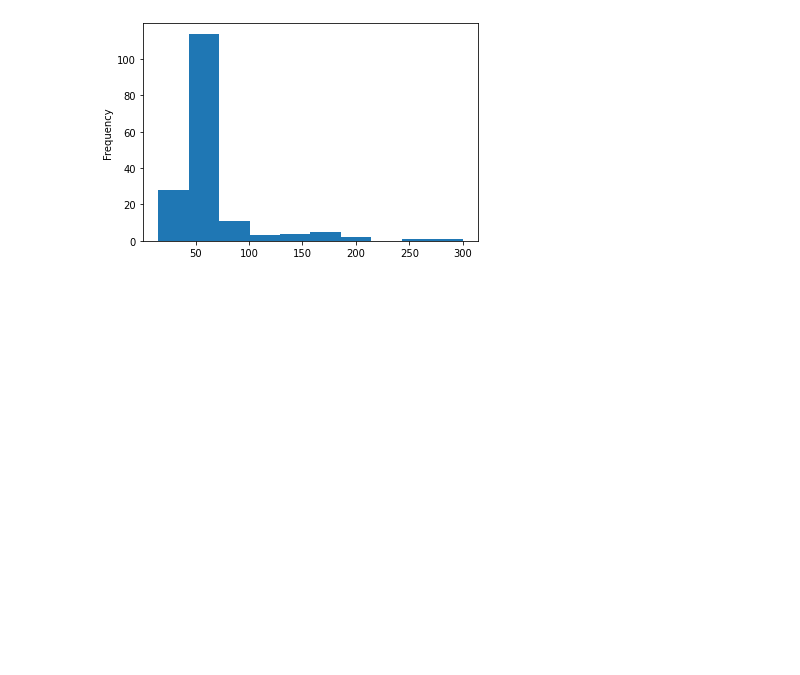
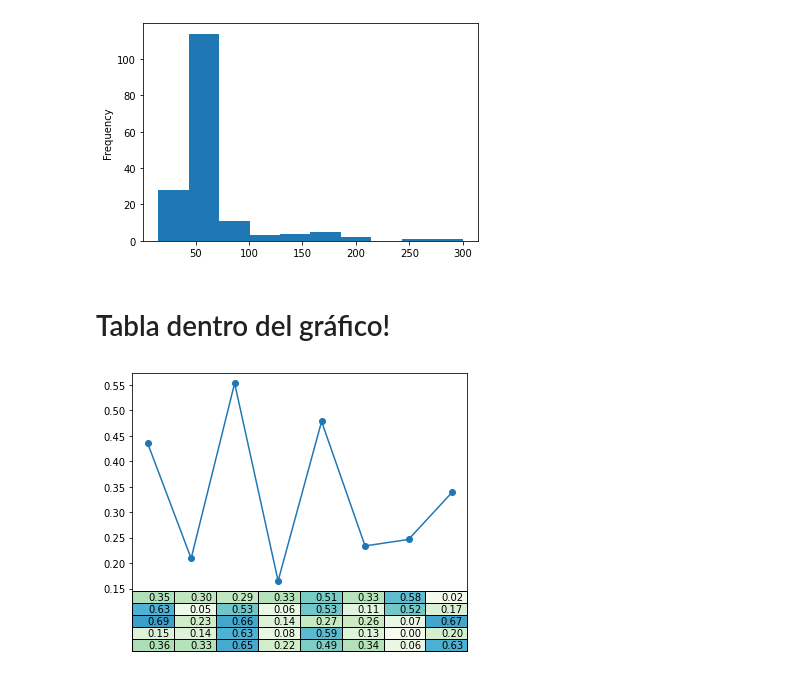
Before and after one commit to es-comunidad-intersystems/IRIS-embedded-python, a Jupyter notebook: src/Notebooks/IRISPyMatplotlib.ipynb, the cells around one changed output. Drawn from its saved outputs; the diff is of its cells as text; code cells hidden in the pictures; blank space fills up the shorter version.

```diff
--- a/src/Notebooks/IRISPyMatplotlib.ipynb
+++ b/src/Notebooks/IRISPyMatplotlib.ipynb
@@ -22,3 +26,17 @@ df["Duration"].plot(kind = 'hist')
 plt.show()
 # %% [output]
 [figure]
+# %% [markdown]
+# Tabla dentro del gráfico!
+# %%
+import numpy as np
+# The following example has been taken from a tweet by Just Glowing Python(@JustGlowing)
+x = np.random.rand(5, 8)*.7
+plt.plot(x.mean(axis=0), '-o', label='average per column')
+plt.xticks([])
+
+plt.table(cellText=[['%1.2f' % xxx for xxx in xx] for xx in x],cellColours=plt.cm.GnBu(x),loc='bottom')
+
+plt.show()
+# %% [output]
+[figure, added]
```
Also changed, not shown: parts of 8 cells of this notebook, 5 other files.
